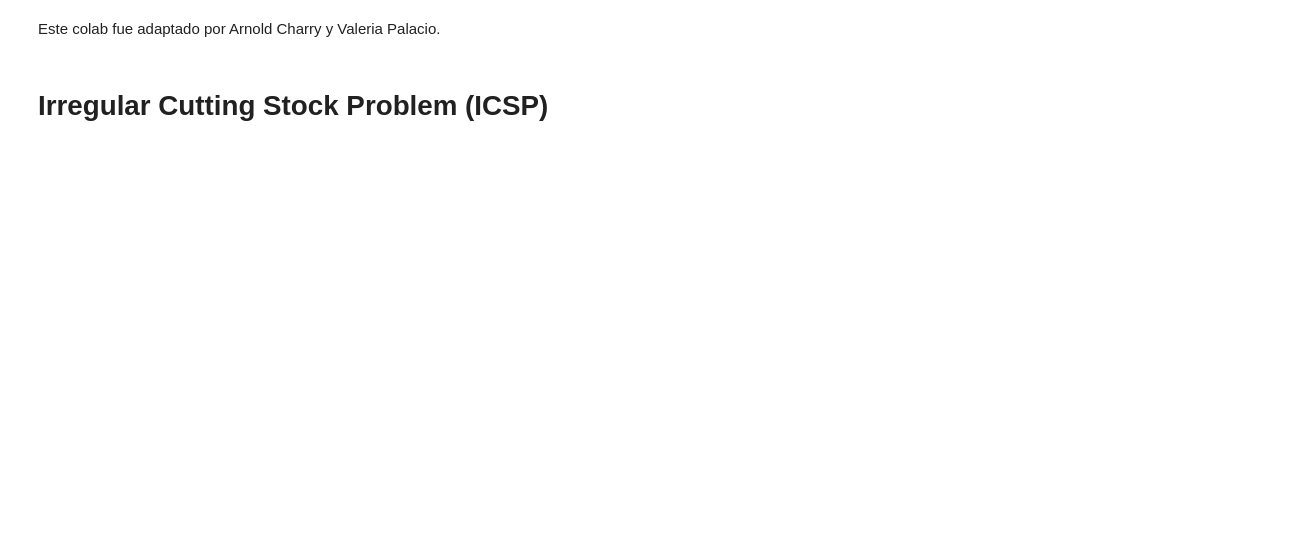
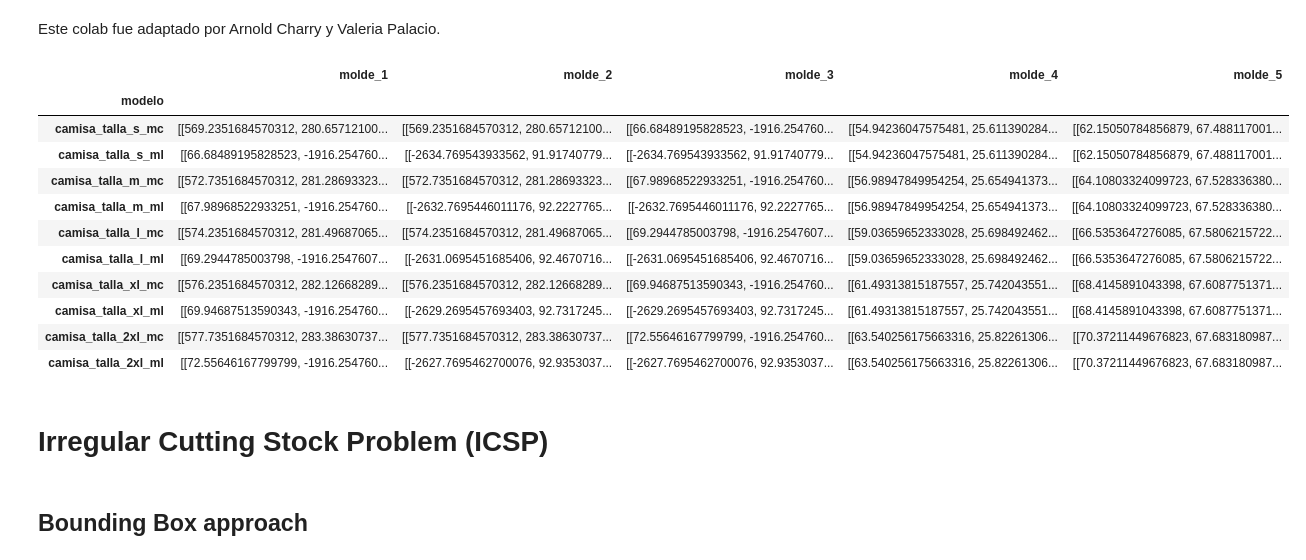
Before and after one commit to Daniel1martinez2/Irregular_Cutting_Stock_Problem, a Jupyter notebook: main.ipynb, the cells around one changed output. Drawn from its saved outputs; the diff is of its cells as text; code cells hidden in the pictures; blank space fills up the shorter version.

```diff
--- a/main.ipynb
+++ b/main.ipynb
@@ -1,4 +1,31 @@
 # %% [markdown]
 Este colab fue adaptado por Arnold Charry y Valeria Palacio.
+# %%
+import pandas as pd
+
+models_df = pd.read_csv('models.csv')
+models_df.index = models_df['modelo']
+models_df = models_df.drop(columns=['modelo'])
+# %%
+import ast
+
+columns = list(models_df.columns)
+for col in columns:
+    models_df[col] = models_df[col].apply(ast.literal_eval)
+# %%
+models_df
+# %% [output]
+|  | molde_1 | molde_2 | molde_3 | molde_4 | molde_5 |
+| modelo |  |  |  |  |  |
+| camisa_talla_s_mc | [[569.2351684570312, 280.65712100... | [[569.2351684570312, 280.65712100... | [[66.68489195828523, -1916.254760... | [[54.94236047575481, 25.611390284... | [[62.15050784856879, 67.488117001... |
+| camisa_talla_s_ml | [[66.68489195828523, -1916.254760... | [[-2634.769543933562, 91.91740779... | [[-2634.769543933562, 91.91740779... | [[54.94236047575481, 25.611390284... | [[62.15050784856879, 67.488117001... |
+| camisa_talla_m_mc | [[572.7351684570312, 281.28693323... | [[572.7351684570312, 281.28693323... | [[67.98968522933251, -1916.254760... | [[56.98947849954254, 25.654941373... | [[64.10803324099723, 67.528336380... |
+| camisa_talla_m_ml | [[67.98968522933251, -1916.254760... | [[-2632.7695446011176, 92.2227765... | [[-2632.7695446011176, 92.2227765... | [[56.98947849954254, 25.654941373... | [[64.10803324099723, 67.528336380... |
+| camisa_talla_l_mc | [[574.2351684570312, 281.49687065... | [[574.2351684570312, 281.49687065... | [[69.2944785003798, -1916.2547607... | [[59.03659652333028, 25.698492462... | [[66.5353647276085, 67.5806215722... |
+| camisa_talla_l_ml | [[69.2944785003798, -1916.2547607... | [[-2631.0695451685406, 92.4670716... | [[-2631.0695451685406, 92.4670716... | [[59.03659652333028, 25.698492462... | [[66.5353647276085, 67.5806215722... |
+| camisa_talla_xl_mc | [[576.2351684570312, 282.12668289... | [[576.2351684570312, 282.12668289... | [[69.94687513590343, -1916.254760... | [[61.49313815187557, 25.742043551... | [[68.4145891043398, 67.6087751371... |
+| camisa_talla_xl_ml | [[69.94687513590343, -1916.254760... | [[-2629.2695457693403, 92.7317245... | [[-2629.2695457693403, 92.7317245... | [[61.49313815187557, 25.742043551... | [[68.4145891043398, 67.6087751371... |
+| camisa_talla_2xl_mc | [[577.7351684570312, 283.38630737... | [[577.7351684570312, 283.38630737... | [[72.55646167799799, -1916.254760... | [[63.540256175663316, 25.82261306... | [[70.37211449676823, 67.683180987... |
+| camisa_talla_2xl_ml | [[72.55646167799799, -1916.254760... | [[-2627.7695462700076, 92.9353037... | [[-2627.7695462700076, 92.9353037... | [[63.540256175663316, 25.82261306... | [[70.37211449676823, 67.683180987... |
 # %% [markdown]
 # Irregular Cutting Stock Problem (ICSP)
@@ -7,3 +32,5 @@ polys = []
+# %% [markdown]
+## Bounding Box approach
 # %%
 import cv2
 import numpy as np
```
Also changed, not shown: parts of 30 cells of this notebook, 2 other files.
